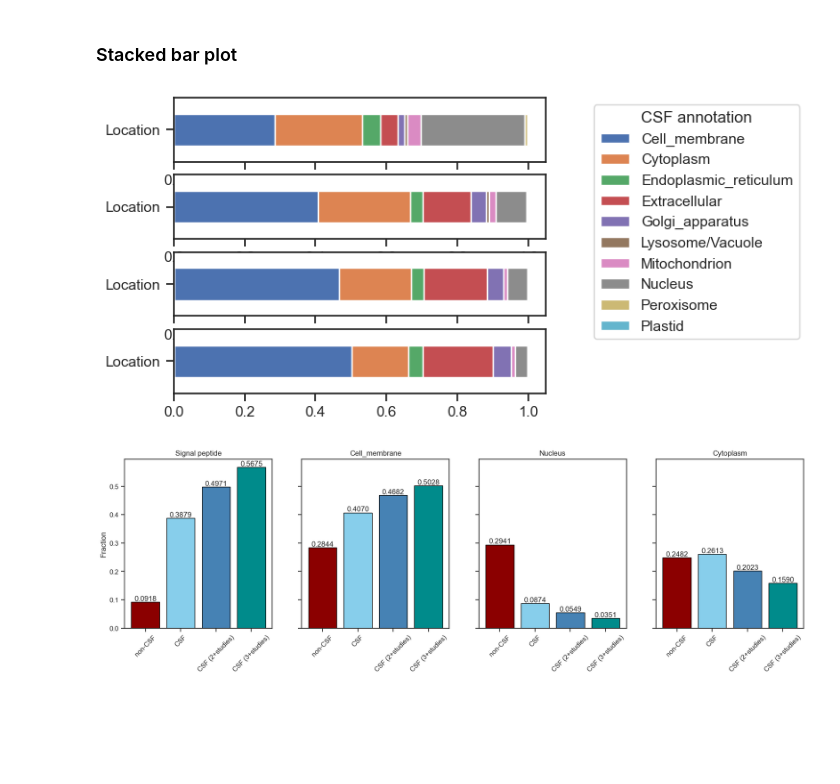
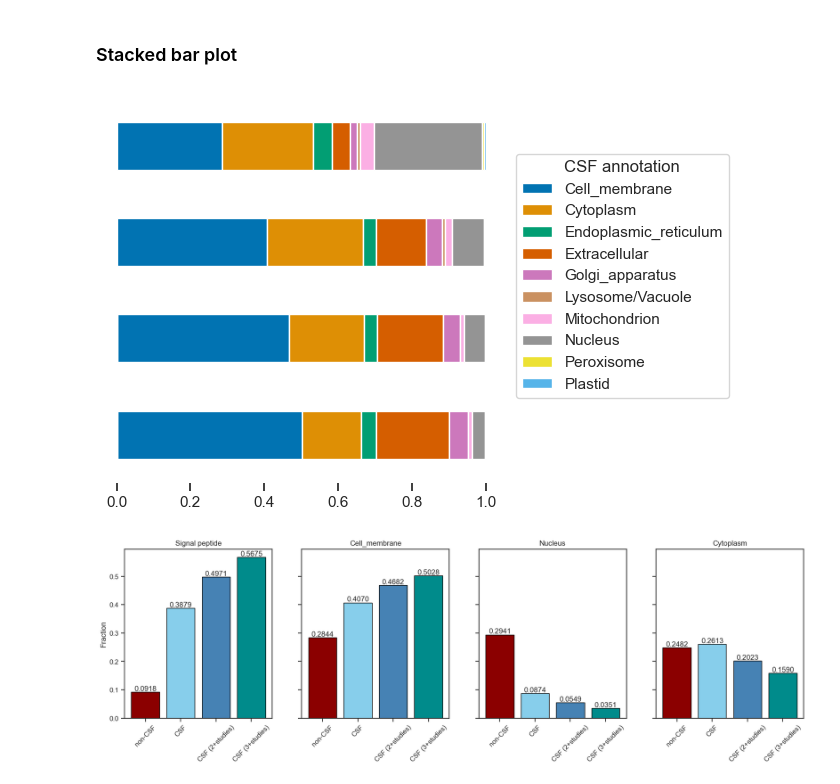
Before and after one commit to kathiwaury/brain-csf-proteomics, a Jupyter notebook: 04_Feature_analysis.ipynb, the cells around one changed output. Drawn from its saved outputs; the diff is of its cells as text; code cells hidden in the pictures; blank space fills up the shorter version.

Commit message:
New and updated figures

```diff
--- a/04_Feature_analysis.ipynb
+++ b/04_Feature_analysis.ipynb
@@ -182,21 +182,32 @@ CSF_3plus_loc_counts.sort_index(inplace=True)
 # %%
 #### TO DO ####
 # nicer color mapping an rename in legend
-# remove frames
 
-sns.set(style=("ticks"), font_scale=1)
-fig, ax = plt.subplots(4, 1, figsize=(5, 4))
+sns.set(style=("ticks"), font_scale=1, palette="colorblind")
+fig, ax = plt.subplots(4, 1, figsize=(5, 5))
+fig.subplots_adjust(hspace=0.0)#, hspace=None)
 
 non_CSF_loc_counts.T.plot.barh(stacked=True, ax=ax[0])
-ax[0].legend(title="CSF annotation", loc="upper right", bbox_to_anchor=(1.7, 1))
 CSF_loc_counts.T.plot.barh(stacked=True, ax=ax[1])
 CSF_2plus_loc_counts.T.plot.barh(stacked=True, ax=ax[2])
 CSF_3plus_loc_counts.T.plot.barh(stacked=True, ax=ax[3])
+ax[3].legend(title="CSF annotation", loc="upper right", bbox_to_anchor=(1.6, 3.5))
 
-for i in range(1,4):
+for i in range(3):
     ax[i].get_legend().remove()
+    ax[i].set(xticks=[])
+for i in range(4):
+    ax[i].spines['top'].set_visible(False)
+    ax[i].spines['right'].set_visible(False)
+    ax[i].spines['left'].set_visible(False)
+    ax[i].spines['bottom'].set_visible(False)
+    ax[i].set(yticklabels=[None], yticks=[])
+
+visible_ticks = {"top": False}
+plt.tick_params(axis="x", which="both", **visible_ticks)
 
 plt.show()
+fig.savefig(fig_path + "Bar_subcellular_loclization_distribution.png", bbox_inches="tight", dpi=300)
 # %% [output]
-[figure, old version]
+[figure, new version]
 # %%
```
Also changed, not shown: parts of 21 cells of this notebook, 35 other files.
